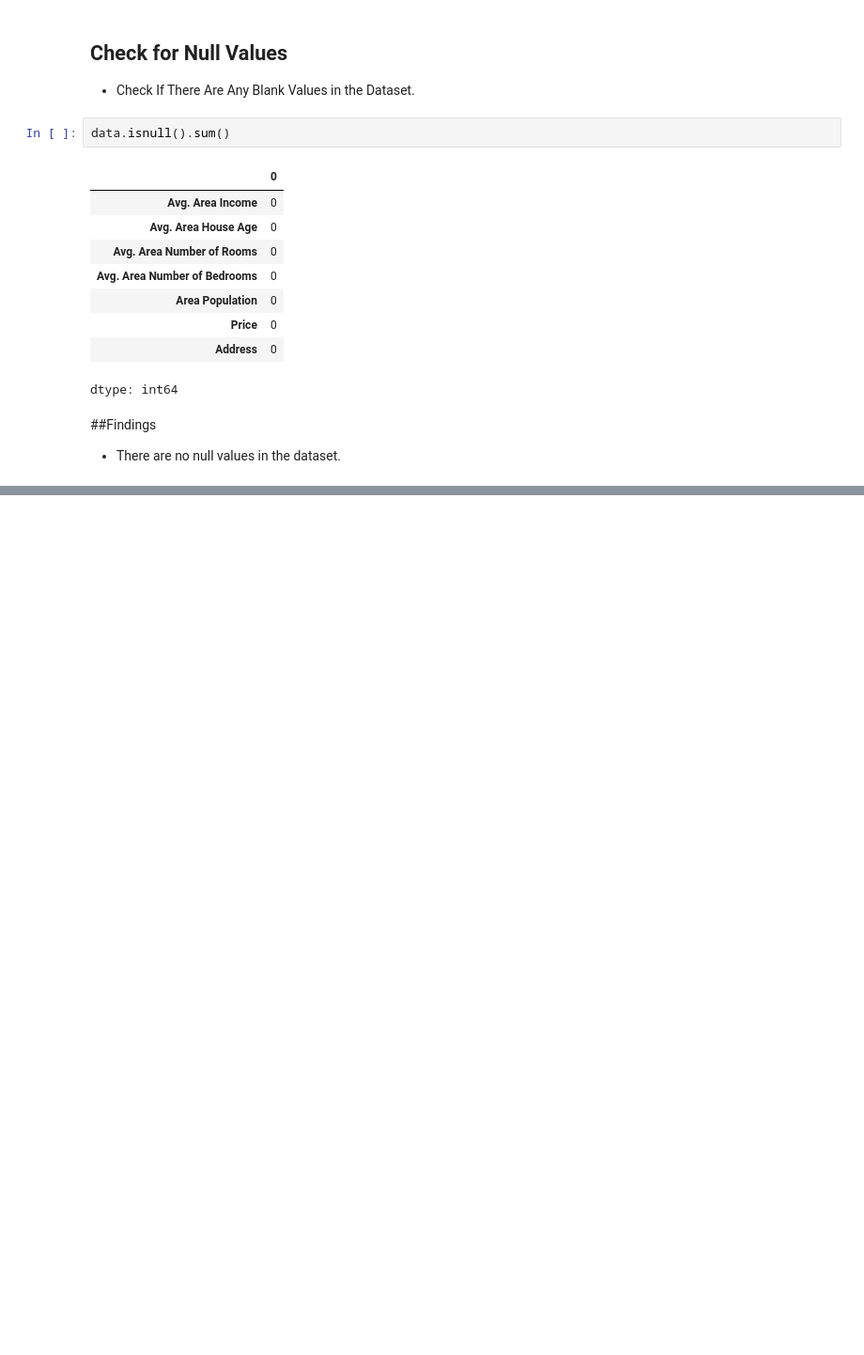
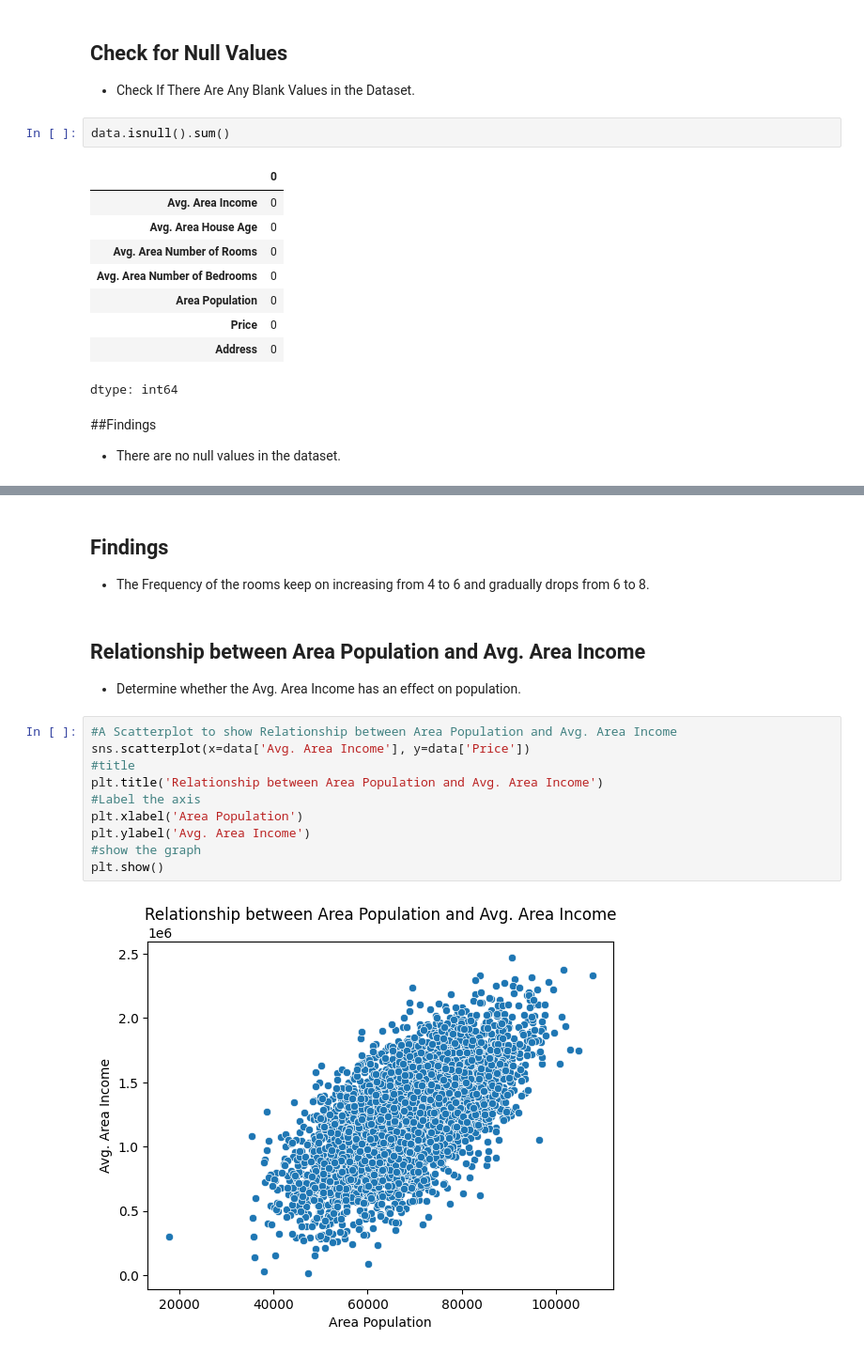
Before and after one commit to KIISIISHERE/Seaborn-Library-in-Python, a Jupyter notebook: Seaborn_Library_in_Python.ipynb, the cells around one changed output, grey strips where cells are left out. Shown at 94% size. Saved outputs shown, nothing was run; the diff lists cells and outputs as text; blank space fills up the shorter version.

```diff
--- a/Seaborn_Library_in_Python.ipynb
+++ b/Seaborn_Library_in_Python.ipynb
@@ -64,0 +112,18 @@ dtype: int64
+# %% [markdown]
+## **Findings**
+* The Frequency of the rooms keep on increasing from 4 to 6 and gradually drops from 6 to 8.
+# %% [markdown]
+## **Relationship between  Area Population and Avg. Area Income**
+* Determine whether the Avg. Area Income has an effect on population.
+# %%
+#A Scatterplot to show Relationship between Area Population and Avg. Area Income
+sns.scatterplot(x=data['Avg. Area Income'], y=data['Price'])
+#title
+plt.title('Relationship between Area Population and Avg. Area Income')
+#Label the axis
+plt.xlabel('Area Population')
+plt.ylabel('Avg. Area Income')
+#show the graph
+plt.show()
+# %% [output]
+[figure, added]
```
Also changed, not shown: parts of 8 cells of this notebook.
